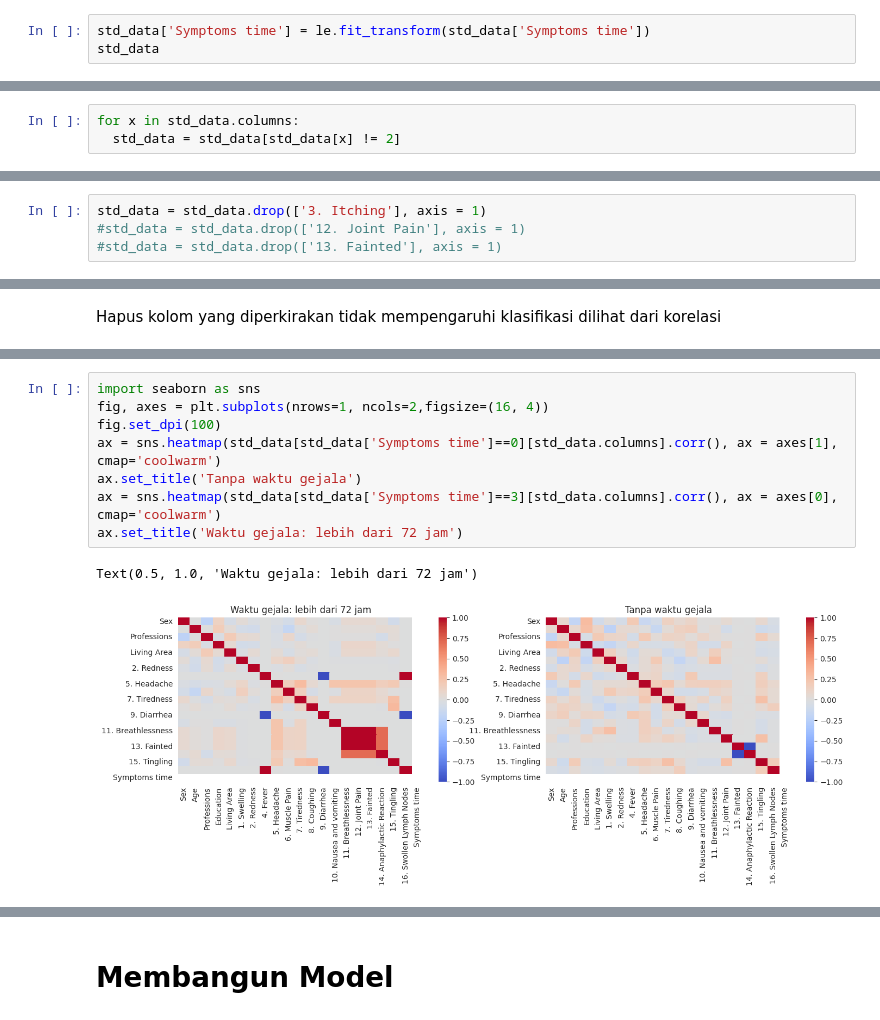
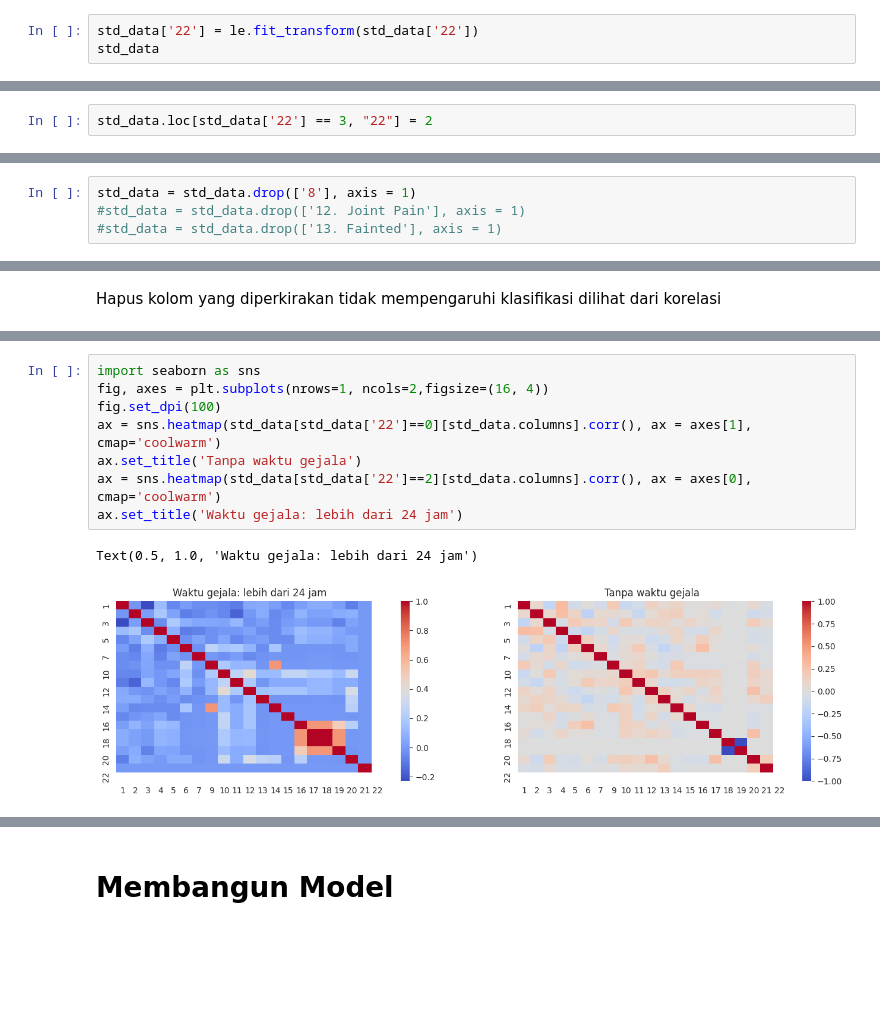
Before and after one commit to rii92/datmin-tugas-akhir, a Jupyter notebook: Covid-19 Rio/tugas_akhir_DMKM.ipynb, the cells around one changed output, grey strips where cells are left out. Saved outputs shown, nothing was run; the diff lists cells and outputs as text; blank space fills up the shorter version.

```diff
--- a/Covid-19 Rio/tugas_akhir_DMKM.ipynb
+++ b/Covid-19 Rio/tugas_akhir_DMKM.ipynb
@@ -168,6 +166,6 @@ std_data.columns = data.columns
 # %% [markdown]
 Melakukan Standarisasi/normalisasi data
 # %%
-std_data['Symptoms time'] = le.fit_transform(std_data['Symptoms time'])
+std_data['22'] = le.fit_transform(std_data['22'])
 std_data
 # %% [output]
@@ -199,6 +197,5 @@ Ketika dilakukan pengecekan imbalance bisa dilihat bahwa dalam tabel ini untuk s
-# %%
-for x in std_data.columns:
-  std_data = std_data[std_data[x] != 2]
+# %%
+std_data.loc[std_data['22'] == 3, "22"] = 2
 # %%
 import seaborn as sns
 
@@ -291,4 +307,4 @@ Text(0.5, 1.0, 'Waktu gejala: > 72 jam')
 # %%
-std_data = std_data.drop(['3. Itching'], axis = 1)
+std_data = std_data.drop(['8'], axis = 1)
 #std_data = std_data.drop(['12. Joint Pain'], axis = 1)
 #std_data = std_data.drop(['13. Fainted'], axis = 1)
@@ -308,14 +343,14 @@ Text(0.5, 1.0, 'Waktu gejala: < 24 jam')
 # %%
 import seaborn as sns
 fig, axes = plt.subplots(nrows=1, ncols=2,figsize=(16, 4))
 fig.set_dpi(100)
-ax = sns.heatmap(std_data[std_data['Symptoms time']==0][std_data.columns].corr(), ax = axes[1], cmap='coolwarm')
+ax = sns.heatmap(std_data[std_data['22']==0][std_data.columns].corr(), ax = axes[1], cmap='coolwarm')
 ax.set_title('Tanpa waktu gejala')
-ax = sns.heatmap(std_data[std_data['Symptoms time']==3][std_data.columns].corr(), ax = axes[0], cmap='coolwarm')
-ax.set_title('Waktu gejala: lebih dari 72 jam')
+ax = sns.heatmap(std_data[std_data['22']==2][std_data.columns].corr(), ax = axes[0], cmap='coolwarm')
+ax.set_title('Waktu gejala: lebih dari 24 jam')
 # %% [output]
-Text(0.5, 1.0, 'Waktu gejala: lebih dari 72 jam')
+Text(0.5, 1.0, 'Waktu gejala: lebih dari 24 jam')
-[figure, old version]
+[figure, new version]
 # %%
 import seaborn as sns
 fig, axes = plt.subplots(nrows=1, ncols=2,figsize=(16, 4))
```
Also changed, not shown: parts of 41 cells of this notebook, 15 other files.
